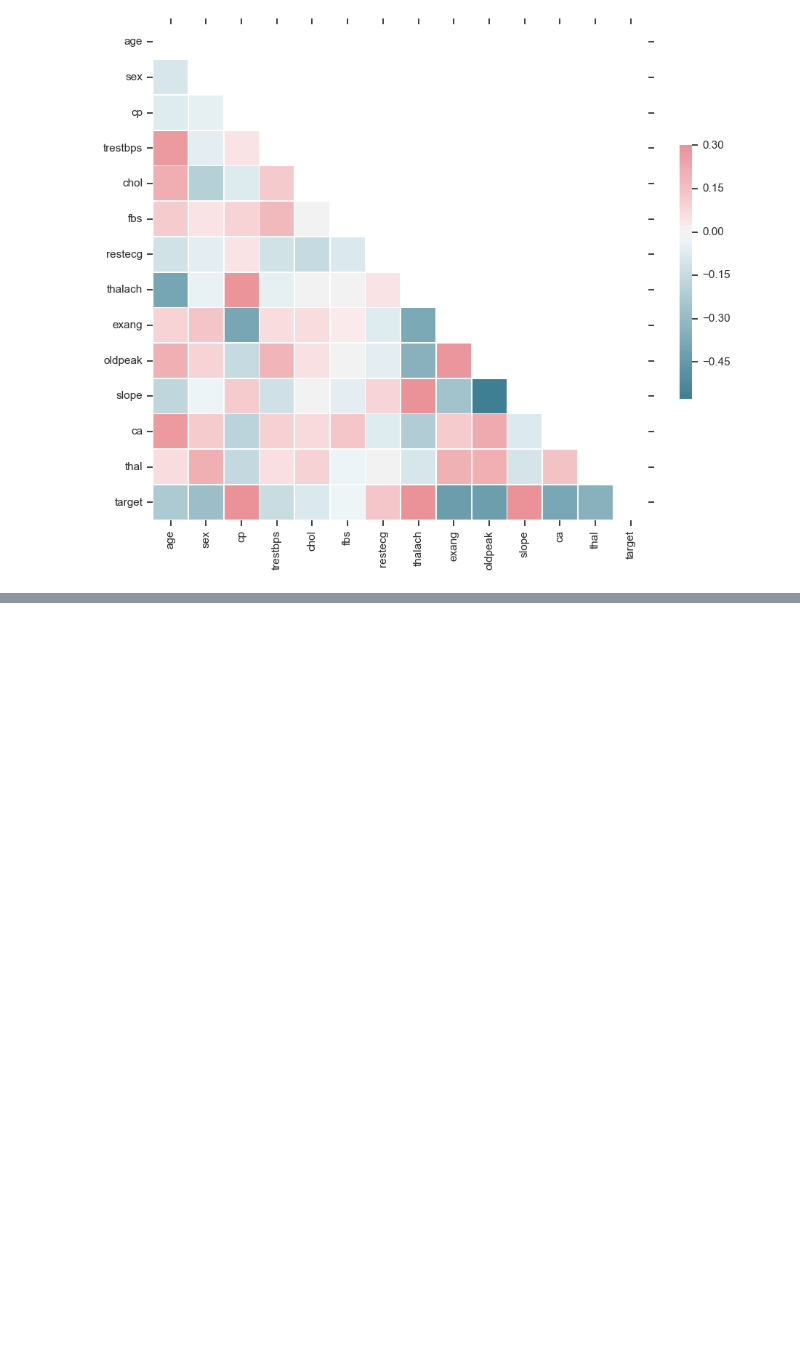
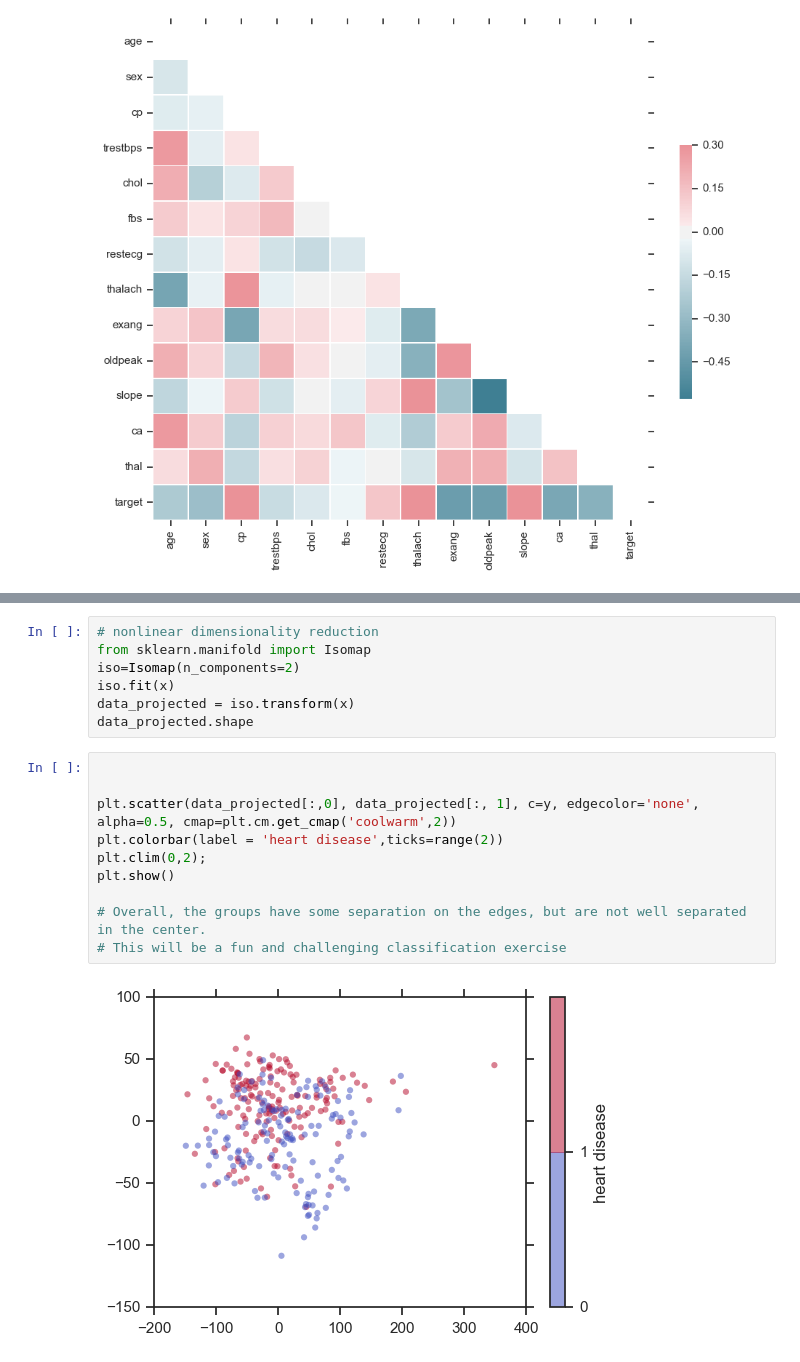
Before and after one commit to airnel48/Heart-Disease-Prediction, a Jupyter notebook: Predict-Heart-Disease-Cleveland-Database.ipynb, the cells around one changed output, grey strips where cells are left out. Drawn from its saved outputs; the diff is of its cells as text; blank space fills up the shorter version.

```diff
--- a/Predict-Heart-Disease-Cleveland-Database.ipynb
+++ b/Predict-Heart-Disease-Cleveland-Database.ipynb
@@ -137,0 +177,19 @@ plt.show()
+# %%
+# nonlinear dimensionality reduction
+from sklearn.manifold import Isomap
+iso=Isomap(n_components=2)
+iso.fit(x)
+data_projected = iso.transform(x)
+data_projected.shape
+# %%
+
+
+plt.scatter(data_projected[:,0], data_projected[:, 1], c=y, edgecolor='none', alpha=0.5, cmap=plt.cm.get_cmap('coolwarm',2))
+plt.colorbar(label = 'heart disease',ticks=range(2))
+plt.clim(0,2);
+plt.show()
+
+# Overall, the groups have some separation on the edges, but are not well separated in the center.
+# This will be a fun and challenging classification exercise
+# %% [output]
+[figure, added]
```
Also changed, not shown: parts of 18 cells of this notebook.
